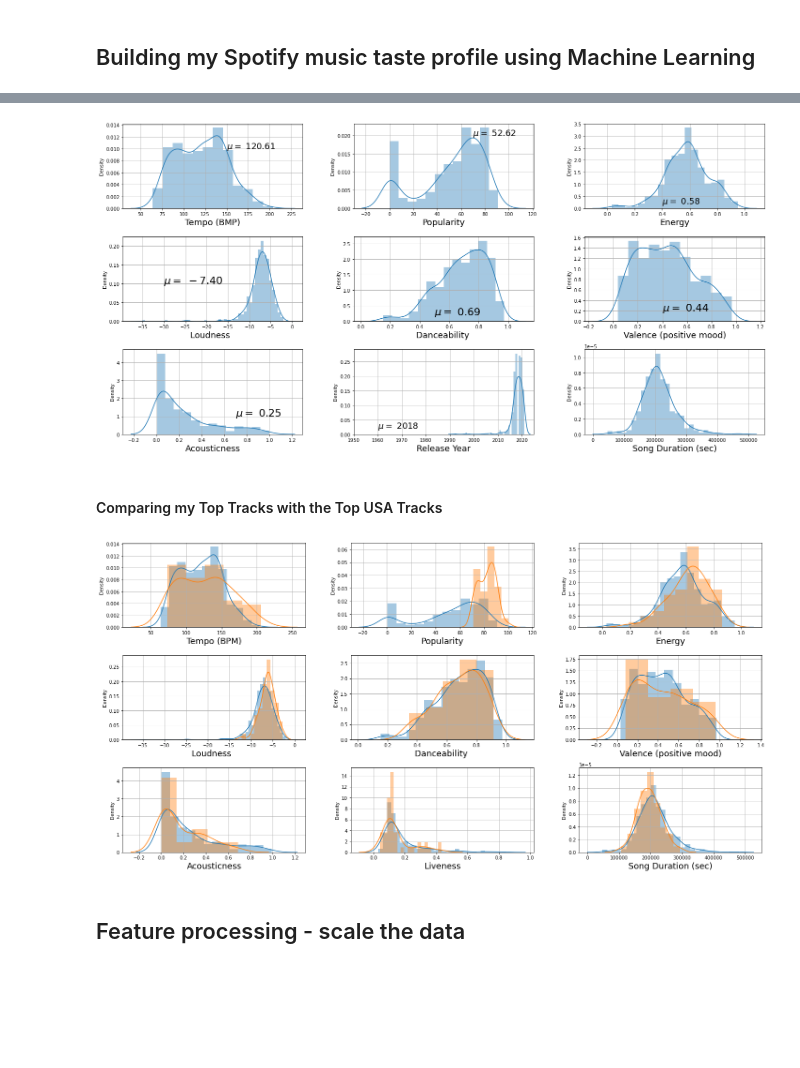
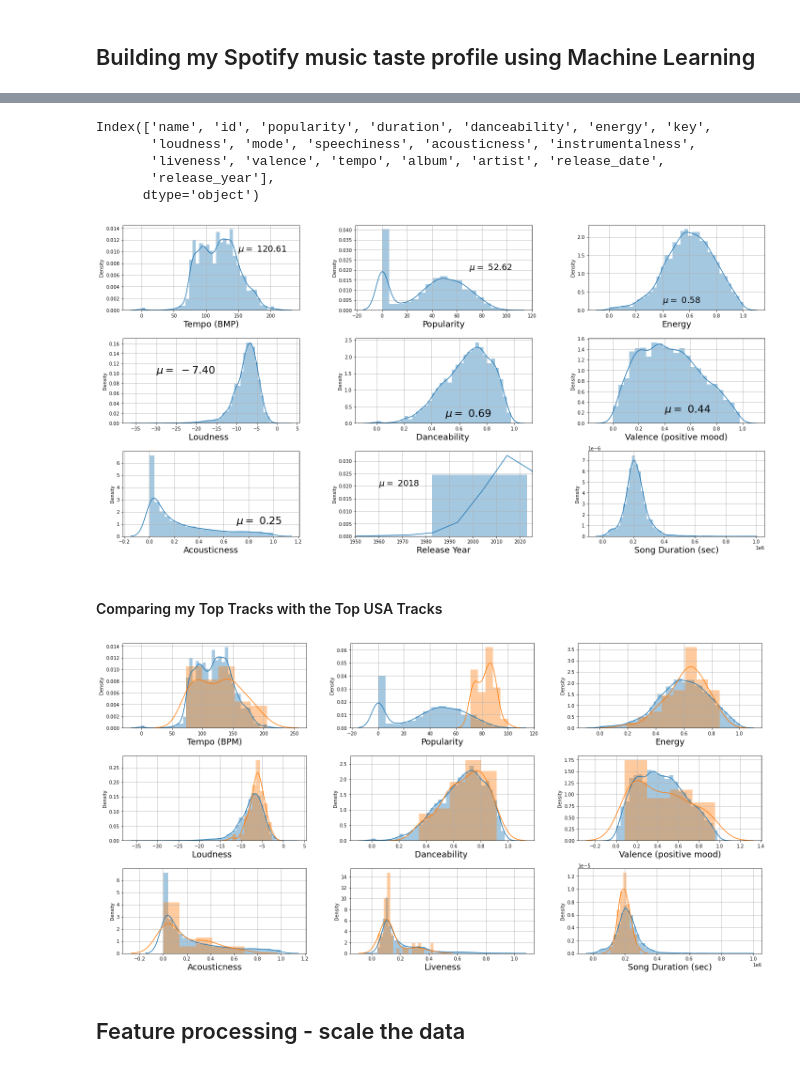
Before and after one commit to osirjeremy/spotify_analysis, a Jupyter notebook: analysis_top_tracks.ipynb, the cells around one changed output, grey strips where cells are left out. Drawn from its saved outputs; the diff is of its cells as text; code cells hidden in the pictures; blank space fills up the shorter version.

Commit message:
add script that pulls britts fav spotify songs

```diff
--- a/analysis_top_tracks.ipynb
+++ b/analysis_top_tracks.ipynb
@@ -9,6 +9,9 @@ import matplotlib.pyplot as plt
 from sklearn.preprocessing import StandardScaler
 pd.set_option('display.float_format', lambda x: '{:.3f}'.format(x)) #Limiting floats output to 3 decimal points
 # %%
+#Load dataframes
+
 # load my Top tracks
-top_tracks_df = pd.read_csv("./top_tracks_final.csv")
-top_tracks_df.head(5)
+top_annual_df = pd.read_csv("./top_tracks_final.csv")
+top_tracks_USA = pd.read_csv("./top_USA_final.csv")
+songs_j_loves = pd.read_csv("./songs_j_loves_final.csv")
@@ -76,3 +18,11 @@ top_USA_df.describe()
+# %%
+songs_j_loves.columns
+# %% [output]
+Index(['name', 'id', 'popularity', 'duration', 'danceability', 'energy', 'key',
+       'loudness', 'mode', 'speechiness', 'acousticness', 'instrumentalness',
+       'liveness', 'valence', 'tempo', 'album', 'artist', 'release_date',
+       'release_year'],
+      dtype='object')
 # %%
 # Visualize distributions of liked tracks
 plt.figure(1, figsize=(20, 10),)
@@ -80,64 +30,64 @@ plt.figure(1, figsize=(20, 10),)
 plt.subplots_adjust(hspace=0.5, wspace=1.0)
 
 plt.subplot(331)
-sns.distplot(top_tracks_df.tempo);
+sns.distplot(songs_j_loves.tempo);
 plt.text(150, .010, r'$\mu=\ 120.61$', fontsize=18)
 plt.xlabel('Tempo (BMP)', fontsize=18)
 plt.grid(True)
 
 plt.subplot(332)
-sns.distplot(top_tracks_df.popularity);
+sns.distplot(songs_j_loves.popularity);
 plt.text(70, .020, r'$\mu=\ 52.62$', fontsize=18)
 plt.xlabel('Popularity', fontsize=18)
 plt.grid(True)
 
 plt.subplot(333)
-sns.distplot(top_tracks_df.energy);
+sns.distplot(songs_j_loves.energy);
 plt.text(0.4, .2, r'$\mu=\ 0.58$', fontsize=18)
 plt.xlabel('Energy', fontsize=18)
 plt.grid(True)
 
 plt.subplot(334)
-sns.distplot(top_tracks_df.loudness);
+sns.distplot(songs_j_loves.loudness);
 plt.text(-30, 0.10, r'$\mu=\ -7.40$', fontsize=22)
 plt.xlabel('Loudness  ', fontsize=18)
 plt.grid(True)
 
 plt.subplot(335)
-sns.distplot(top_tracks_df.danceability);
+sns.distplot(songs_j_loves.danceability);
 plt.text(0.5, 0.2, r'$\mu=\ 0.69$', fontsize=22)
 plt.xlabel('Danceability ', fontsize=18)
 plt.grid(True)
 
 plt.subplot(336)
-sns.distplot(top_tracks_df.valence);
+sns.distplot(songs_j_loves.valence);
 plt.text(0.4, 0.2, r'$\mu=\ 0.44$', fontsize=22)
 plt.xlabel('Valence (positive mood)', fontsize=18)
 plt.grid(True)
 
 plt.subplot(337)
-sns.distplot(top_tracks_df.acousticness);
+sns.distplot(songs_j_loves.acousticness);
 plt.text(0.7, 1.0, r'$\mu=\ 0.25$', fontsize=22)
 plt.xlabel('Acousticness', fontsize=18)
 plt.grid(True)
 
 plt.subplot(338)
-sns.distplot(top_tracks_df.release_year);
+sns.distplot(songs_j_loves.release_year);
 plt.text(1960, 0.02, r'$\mu=\ 2018$', fontsize=18)
 plt.xlim(1950, 2025)
 plt.xlabel('Release Year', fontsize=18)
 plt.grid(True)
 
 
 plt.subplot(339)
-sns.distplot(top_tracks_df.duration);
+sns.distplot(songs_j_loves.duration);
 # plt.text(0.01, 0.02, r'$\mu=\ 212.80$', fontsize=8)
 plt.xlabel('Song Duration (sec)', fontsize=18)
 plt.grid(True)
 
 plt.tight_layout(pad=1.0, w_pad=5.0, h_pad=1.0)
 # %% [output]
-[figure, old version]
+[figure, new version]
 # %% [markdown]
 #### Comparing my Top Tracks with the Top USA Tracks
 # %%
@@ -147,65 +97,65 @@ plt.figure(1, figsize=(20, 10),)
 plt.subplots_adjust(hspace=0.5, wspace=1.0)
 
 plt.subplot(331)
-sns.distplot(top_tracks_df.tempo);
-sns.distplot(top_USA_df.tempo);
+sns.distplot(songs_j_loves.tempo);
+sns.distplot(top_tracks_USA.tempo);
 plt.xlabel('Tempo (BPM)', fontsize=18)
 plt.grid(True)
 
 plt.subplot(332)
-sns.distplot(top_tracks_df.popularity);
-sns.distplot(top_USA_df.popularity);
+sns.distplot(songs_j_loves.popularity);
+sns.distplot(top_tracks_USA.popularity);
 plt.xlabel('Popularity', fontsize=18)
 plt.grid(True)
 
 plt.subplot(333)
-sns.distplot(top_tracks_df.energy);
-sns.distplot(top_USA_df.energy);
+sns.distplot(songs_j_loves.energy);
+sns.distplot(top_tracks_USA.energy);
 plt.xlabel('Energy', fontsize=18)
 plt.grid(True)
 
 plt.subplot(334)
-sns.distplot(top_tracks_df.loudness);
-sns.distplot(top_USA_df.loudness);
+sns.distplot(songs_j_loves.loudness);
+sns.distplot(top_tracks_USA.loudness);
 plt.xlabel('Loudness  ', fontsize=18)
 plt.grid(True)
 
 plt.subplot(335)
-sns.distplot(top_tracks_df.danceability);
-sns.distplot(top_USA_df.danceability);
+sns.distplot(songs_j_loves.danceability);
+sns.distplot(top_tracks_USA.danceability);
 plt.xlabel('Danceability ', fontsize=18)
 plt.grid(True)
 
 plt.subplot(336)
-sns.distplot(top_tracks_df.valence);
-sns.distplot(top_USA_df.valence);
+sns.distplot(songs_j_loves.valence);
+sns.distplot(top_tracks_USA.valence);
 plt.xlabel('Valence (positive mood)', fontsize=18)
 plt.grid(True)
 
 plt.subplot(337)
-sns.distplot(top_tracks_df.acousticness);
-sns.distplot(top_USA_df.acousticness);
+sns.distplot(songs_j_loves.acousticness);
+sns.distplot(top_tracks_USA.acousticness);
 plt.xlabel('Acousticness', fontsize=18)
 plt.grid(True)
 
 plt.subplot(338)
-sns.distplot(top_tracks_df.liveness);
-sns.distplot(top_USA_df.liveness);
+sns.distplot(songs_j_loves.liveness);
+sns.distplot(top_tracks_USA.liveness);
 # plt.xlim(0, 0.02)
 plt.xlabel('Liveness', fontsize=18)
 plt.grid(True)
 
 
 plt.subplot(339)
-sns.distplot(top_tracks_df.duration);
-sns.distplot(top_USA_df.duration);
+sns.distplot(songs_j_loves.duration);
+sns.distplot(top_tracks_USA.duration);
 # plt.text(0.01, 0.02, r'$\mu=\ 212.80$', fontsize=8)
 plt.xlabel('Song Duration (sec)', fontsize=18)
 plt.grid(True)
 
 plt.tight_layout(pad=1.0, w_pad=5.0, h_pad=1.0)
 # %% [output]
-[figure, old version]
+[figure, new version]
 # %% [markdown]
 ## Feature processing - scale the data
 # %%
```
Also changed, not shown: parts of 21 cells of this notebook, 2 other files.
